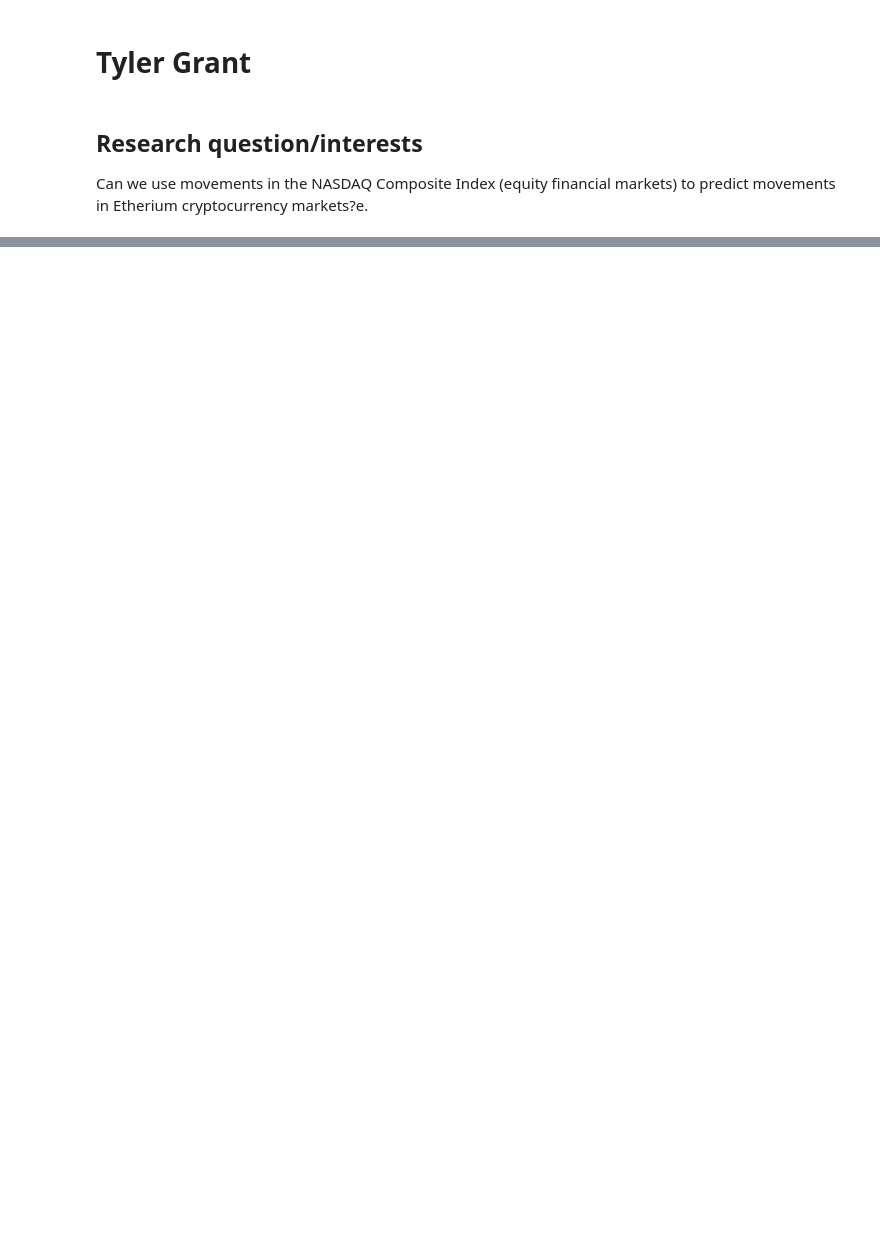
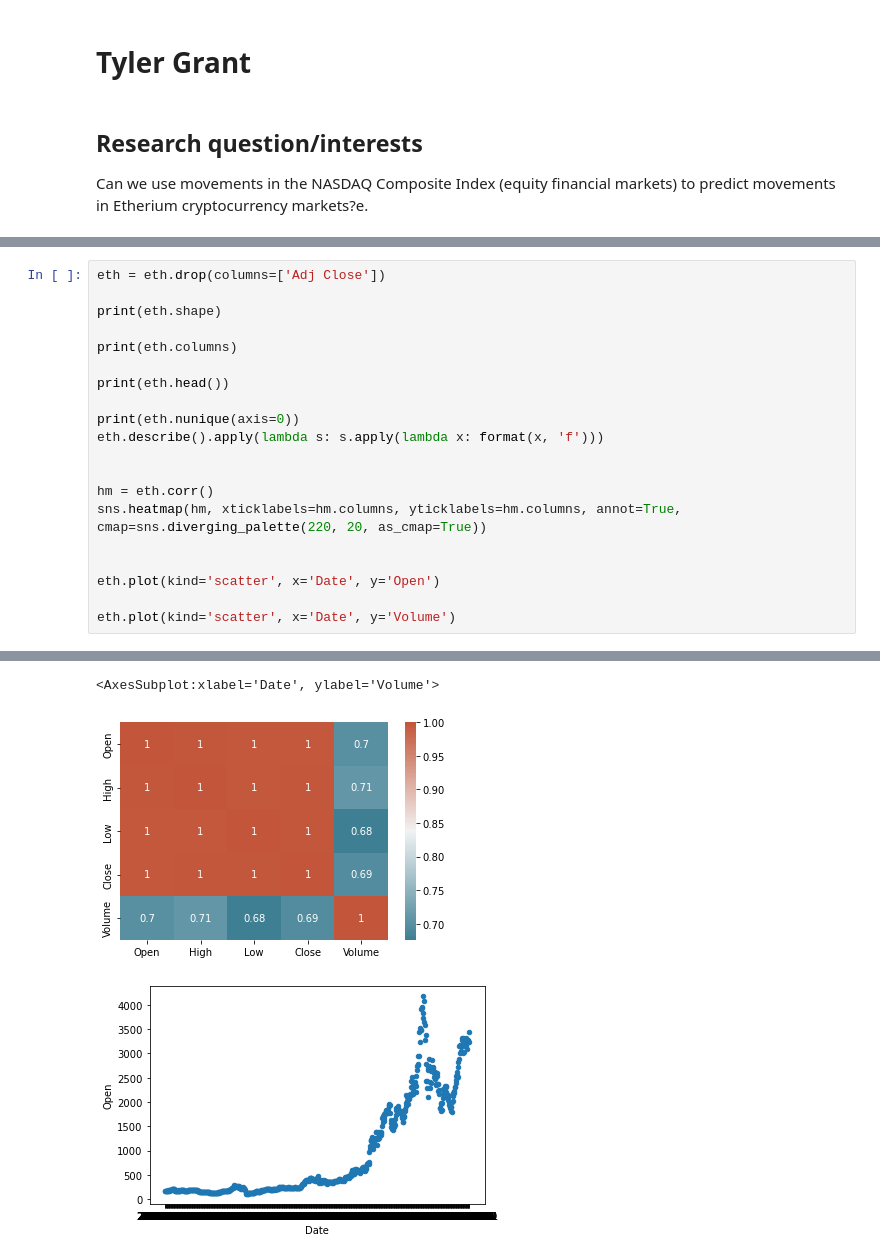
Before and after one commit to data301-2021-winter1/project-group67-project, a Jupyter notebook: notebooks/analysis1.ipynb, the cells around one changed output, grey strips where cells are left out. Saved outputs shown, nothing was run; the diff lists cells and outputs as text; blank space fills up the shorter version.

```diff
--- a/notebooks/analysis1.ipynb
+++ b/notebooks/analysis1.ipynb
@@ -33,3 +113,24 @@ eth.head()
 | 2 | 2019-09-03 | 178.357758 | 182.347992 | 175.970169 | 179.499329 | 179.499329 | 6.962729e+09 |
 | 3 | 2019-09-04 | 179.491989 | 180.136597 | 175.325363 | 175.992889 | 175.992889 | 5.938120e+09 |
 | 4 | 2019-09-05 | 175.966278 | 176.163910 | 171.746826 | 174.217133 | 174.217133 | 5.589477e+09 |
+# %%
+eth = eth.drop(columns=['Adj Close'])
+
+print(eth.shape)
+
+print(eth.columns)
+
+print(eth.head())
+
+print(eth.nunique(axis=0))
+eth.describe().apply(lambda s: s.apply(lambda x: format(x, 'f')))
+
+
+hm = eth.corr()
+sns.heatmap(hm, xticklabels=hm.columns, yticklabels=hm.columns, annot=True, cmap=sns.diverging_palette(220, 20, as_cmap=True))
+
+
+eth.plot(kind='scatter', x='Date', y='Open')
+
+eth.plot(kind='scatter', x='Date', y='Volume')
+# %% [output]
@@ -35,0 +152,3 @@ eth.head()
+<AxesSubplot:xlabel='Date', ylabel='Volume'>
+[figure, added]
+[figure, added]
```
Also changed, not shown: parts of 7 cells of this notebook.
